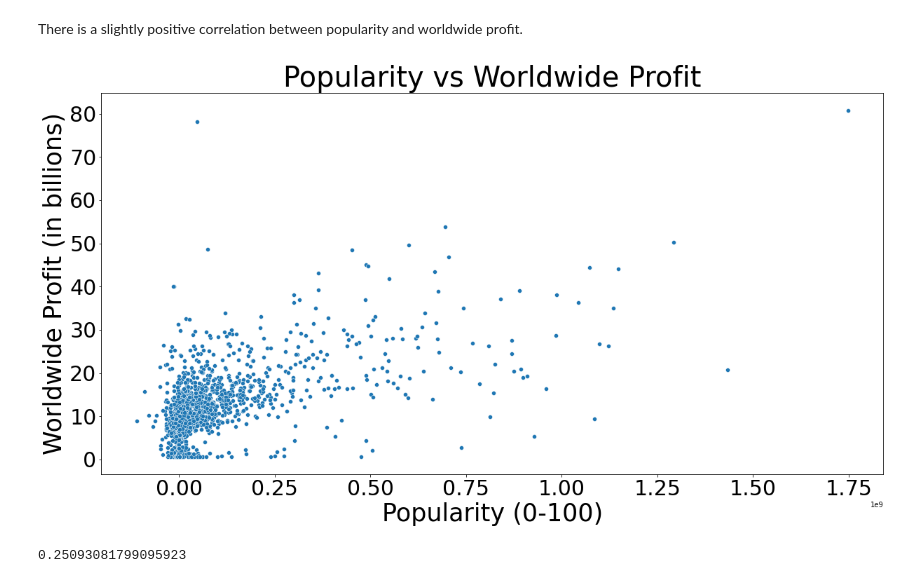
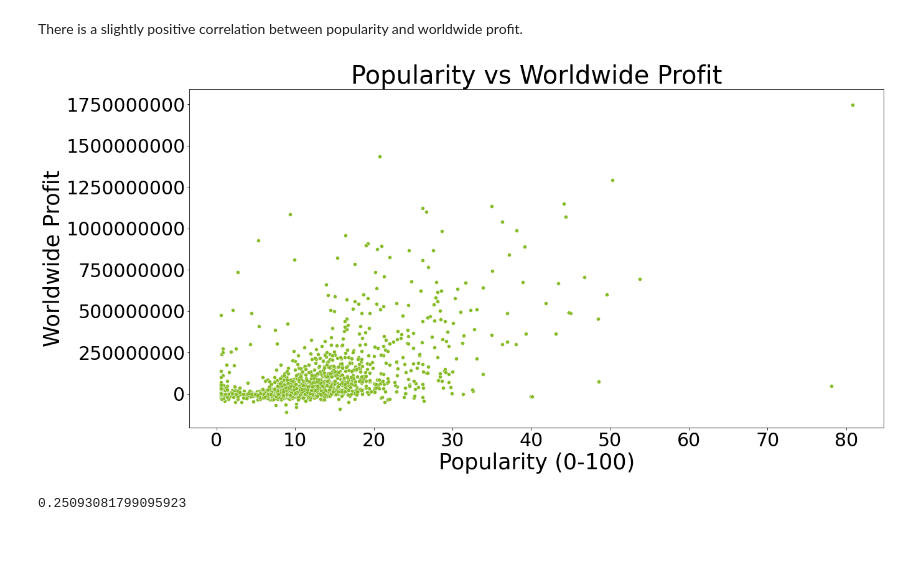
Before and after one commit to abwilliamss/AIAcademy-capstone, a Jupyter notebook: AI Academy Capstone Project.ipynb, the cells around one changed output. Saved outputs shown, nothing was run; the diff lists cells and outputs as text; code cells hidden in the pictures; blank space fills up the shorter version.

```diff
--- a/AI Academy Capstone Project.ipynb
+++ b/AI Academy Capstone Project.ipynb
@@ -89,19 +111,20 @@ There is a slightly positive correlation between popularity and worldwide profit
 # %%
 # scatterplot showing the relationship between "popularity" and "worldwide_profit"
 plt.figure(figsize=(20, 10))
-sns.scatterplot(y=final_master_df['popularity'],
-                x=final_master_df['worldwide_profit'])
+sns.scatterplot(y=final_master_df['worldwide_profit'],
+                x=final_master_df['popularity'], color="#86BC25")
 
 # set barplot title and axes labels
 plt.title(label = "Popularity vs Worldwide Profit", fontsize=40)
 plt.xlabel("Popularity (0-100)", fontsize=35)
-plt.ylabel("Worldwide Profit (in billions)", fontsize=35)
+plt.ylabel("Worldwide Profit", fontsize=35)
 
 # set x and y tick size
+plt.ticklabel_format(style='plain', axis='y')
 plt.xticks(size = 30)
 plt.yticks(size = 30);
 # %% [output]
-[figure, old version]
+[figure, new version]
 # %%
 # correlation between "imdb_average_rating" and "worldwide_profit"
 average_rating = final_master_df['imdb_average_rating'].corr(final_master_df['worldwide_profit'])
```
Also changed, not shown: parts of 60 cells of this notebook.
